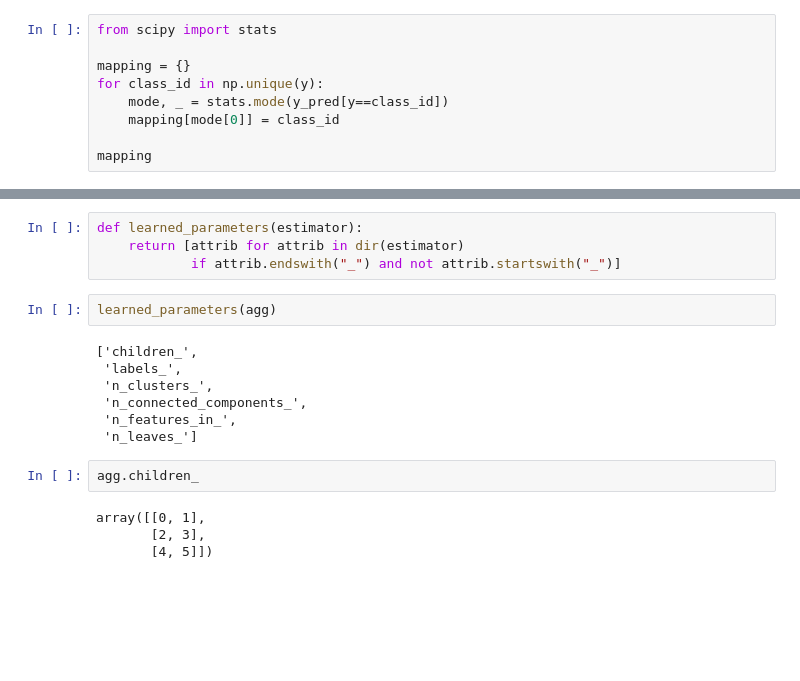
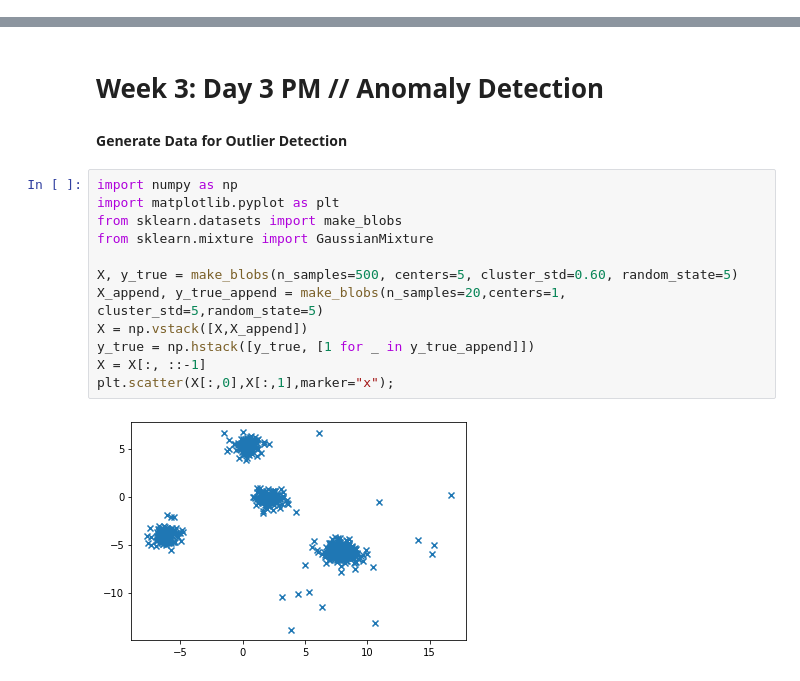
Before and after one commit to ardhiraka/FSDS_Guidelines, a Jupyter notebook: p1/w3/d3pm.ipynb, the cells around one changed output, grey strips where cells are left out. Cells and saved outputs as stored; diff of their text form; blank space fills up the shorter version.

```diff
--- a/p1/w3/d3pm.ipynb
+++ b/p1/w3/d3pm.ipynb
@@ -85,9 +0,0 @@ Let's map each cluster to a class. Instead of hard coding the mapping (as is don
-# %%
-from scipy import stats
-
-mapping = {}
-for class_id in np.unique(y):
-    mode, _ = stats.mode(y_pred[y==class_id])
-    mapping[mode[0]] = class_id
-
-mapping
@@ -1188,19 +1,18 @@ agg = AgglomerativeClustering(linkage="complete").fit(X)
-# %%
-def learned_parameters(estimator):
-    return [attrib for attrib in dir(estimator)
-            if attrib.endswith("_") and not attrib.startswith("_")]
-# %%
-learned_parameters(agg)
-# %% [output]
-['children_',
- 'labels_',
- 'n_clusters_',
- 'n_connected_components_',
- 'n_features_in_',
- 'n_leaves_']
-# %%
-agg.children_
-# %% [output]
-array([[0, 1],
-       [2, 3],
-       [4, 5]])
+# %% [markdown]
+# Week 3: Day 3 PM // Anomaly Detection
+# %% [markdown]
+**Generate Data for Outlier Detection**
+# %%
+import numpy as np
+import matplotlib.pyplot as plt
+from sklearn.datasets import make_blobs
+from sklearn.mixture import GaussianMixture
+
+X, y_true = make_blobs(n_samples=500, centers=5, cluster_std=0.60, random_state=5)
+X_append, y_true_append = make_blobs(n_samples=20,centers=1, cluster_std=5,random_state=5)
+X = np.vstack([X,X_append])
+y_true = np.hstack([y_true, [1 for _ in y_true_append]])
+X = X[:, ::-1]
+plt.scatter(X[:,0],X[:,1],marker="x");
+# %% [output]
+[figure, added]
```
Also changed, not shown: parts of 255 cells of this notebook.
